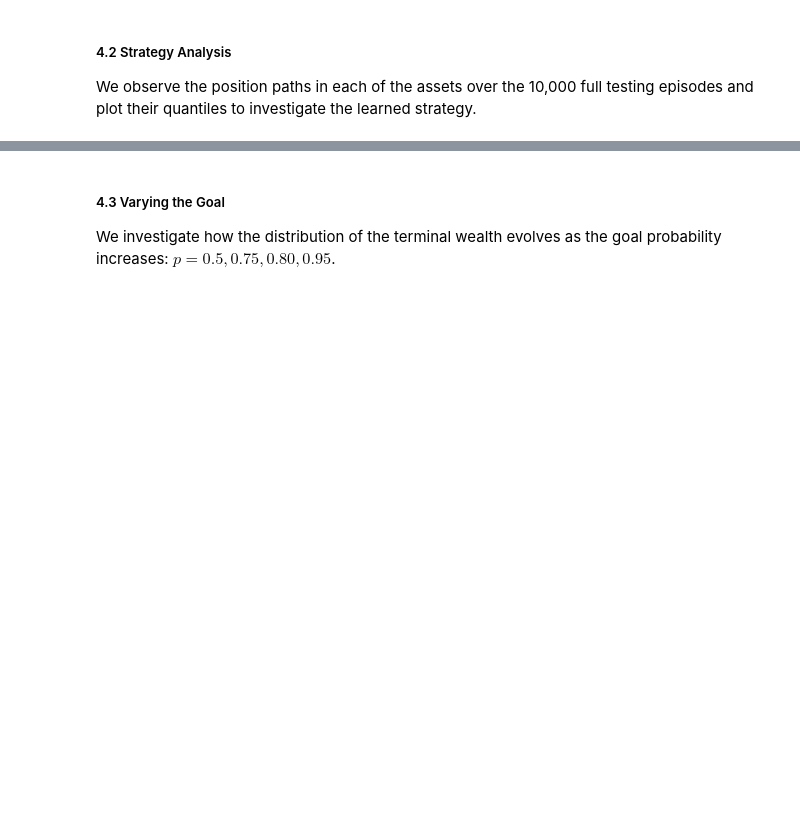
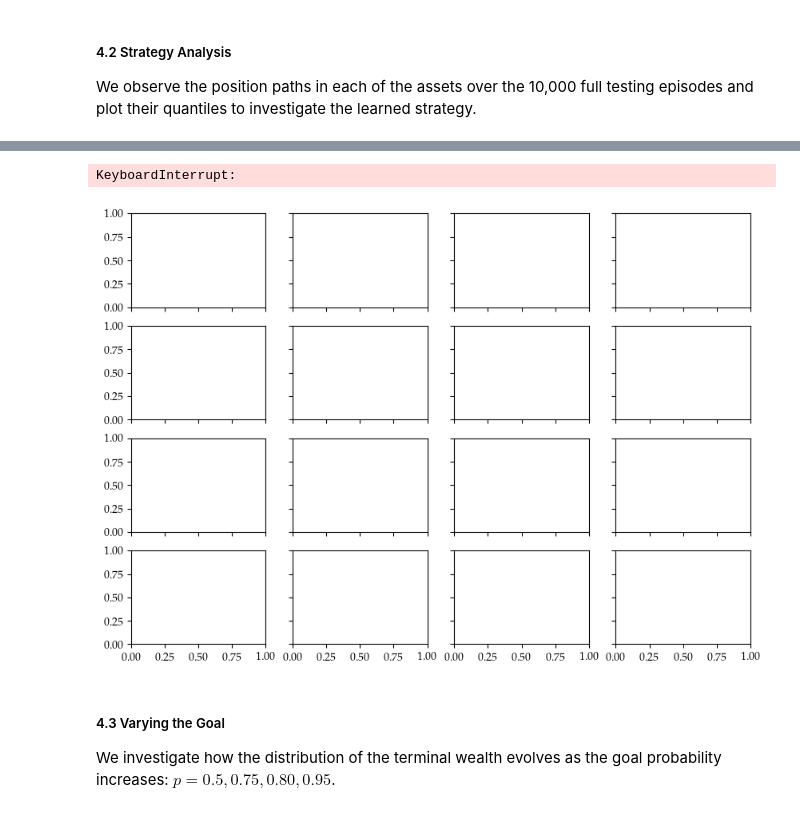
Before and after one commit to Mathewcater/Risk-Aware-Goal-Based-Investing, a Jupyter notebook: examples.ipynb, the cells around one changed output, grey strips where cells are left out. Saved outputs shown, nothing was run; the diff lists cells and outputs as text; code cells hidden in the pictures; blank space fills up the shorter version.

```diff
--- a/examples.ipynb
+++ b/examples.ipynb
@@ -230,3 +241,59 @@ else:
+# %%
+# CVaR thresholds considered:
+alphas = np.array([0.01, 0.75, 0.85, 0.99])
+
+# figure parameters
+nrows = num_assets
+ncols = len(alphas)
+fig, axes = plt.subplots(nrows, ncols, sharey='all', sharex='all', figsize=(10,7))
+
+# Instantiate one agent, then transfer-learn optimal policy for each threshold.
+agent = Agent(env, algo_params)
+
+row_titles = [r'$\pi_{\theta}^{(0)}$',
+              r'$\pi_{\theta}^{(1)}$',
+              r'$\pi_{\theta}^{(2)}$',
+              r'$\pi_{\theta}^{(3)}$']
+column_titles = [f'CVaR: {alpha}' for alpha in alphas]
+
+for alpha_idx, alpha_val in enumerate(alphas):
+
+    agent.env.params['alpha'] = alpha_val
+    agent.Train()
+    position_hist = agent.position_history.detach().squeeze().numpy()
+
+    for idx_asset in range(num_assets):
+
+        temp = axes[idx_asset, alpha_idx].imshow(position_hist[0][idx_asset].reshape(1,1),
+                                                 interpolation='none',
+                                                 cmap=cmap,
+                                                 aspect='auto',
+                                                 vmin=np.array(0.0),
+                                                 vmax=np.array(1.0)
+                                                )
+        axes[idx_asset, alpha_idx].set_xticks([])
+        axes[idx_asset, alpha_idx].set_yticks([])
+
+        if alpha_idx == ncols - 1:
+            axes[idx_asset, alpha_idx].set_ylabel(row_titles[idx_asset],
+                                                  rotation='horizontal',
+                                                  fontsize=15,
+                                                  fontweight='semibold',
+                                                  labelpad=18)
+            axes[idx_asset, alpha_idx].yaxis.set_label_position("right")
+
+        if idx_asset == 0:
+            axes[idx_asset, alpha_idx].set_title(column_titles[alpha_idx] + '\n',
+                                                 rotation='horizontal',
+                                                 fontsize=15,
+                                                 fontweight='semibold')
+
+fig.colorbar(temp, ax=axes, orientation='horizontal', shrink=0.8, pad=0.1)
+
+# fig.tight_layout()
+# %% [output]
+KeyboardInterrupt:
+[figure, added]
 # %% [markdown]
 ##### 4.3 Varying the Goal
 
```
Also changed, not shown: parts of 5 cells of this notebook, 1 other file.
